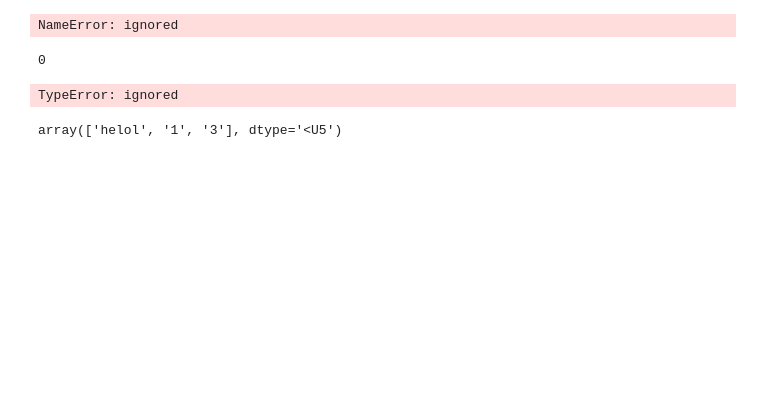
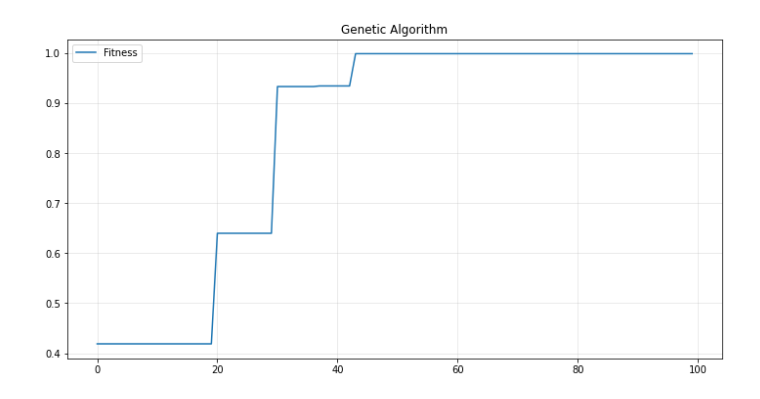
Before and after one commit to dimitriirfan/ai-ga, a Jupyter notebook: ga.ipynb, the cells around one changed output. Cells and saved outputs as stored; diff of their text form; code cells hidden in the pictures; blank space fills up the shorter version.

```diff
--- a/ga.ipynb
+++ b/ga.ipynb
@@ -137,4 +5,0 @@ class GADriver() :
-# %%
-population = Population(20, fitness)
-driver = GADriver(population, pc=0.9, pm=0.01, function=fitness)
-driver.population.secondFittest.chromosome
@@ -143,2 +161,7 @@ array([ 1.34621704, -0.41509937])
+# %%
+pc = 0.7
+pm = 0.01
+population = Populasi(8, fitness, 10, [-1, 1], [-1, 2])
+driver = GADriver(population, pc, pm)
 # %%
-f_history, s_history, l_history = driver.train(n_gen=10000)
+f_history = driver.train(100)
@@ -168,9 +185,0 @@ Least   :  [-0.59149721 -0.79220373] 0.34959439222499517
-# %%
-  newlist = sorted(ut, key=lambda x: x.count, reverse=True)
-# %% [output]
-NameError: ignored
-# %%
-random_number = random.choices([0, 1], [0.9, 0.1])
-random_number[0]
-# %% [output]
-0
@@ -179,8 +186,14 @@ test = np.array(['helol', 1, 3])
-# %%
-haha = np.delete(test, [3], obj=1)
-# %% [output]
-TypeError: ignored
-# %%
-haha
-# %% [output]
-array(['helol', '1', '3'], dtype='<U5')
+# %%
+import matplotlib.pyplot as plt
+
+fig, ax = plt.subplots(figsize=(12,6))
+plt.plot(f_history)
+plt.xlabel = 'n-th Generation'
+plt.ylabel = 'Fitness'
+plt.legend(['Fitness'])
+
+plt.title("Genetic Algorithm")
+plt.grid(alpha=0.3)
+plt.show()
+# %% [output]
+[figure, added]
```
Also changed, not shown: parts of 9 cells of this notebook.
